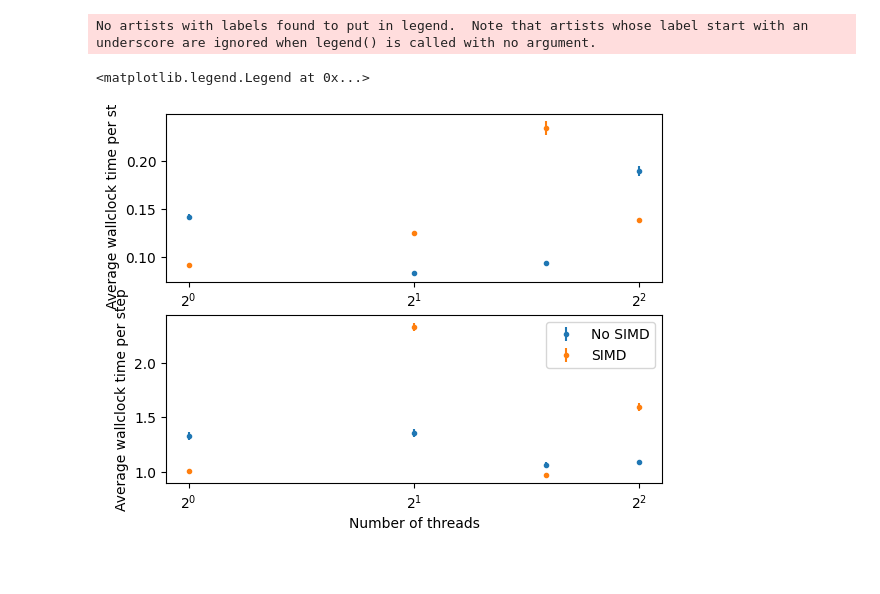
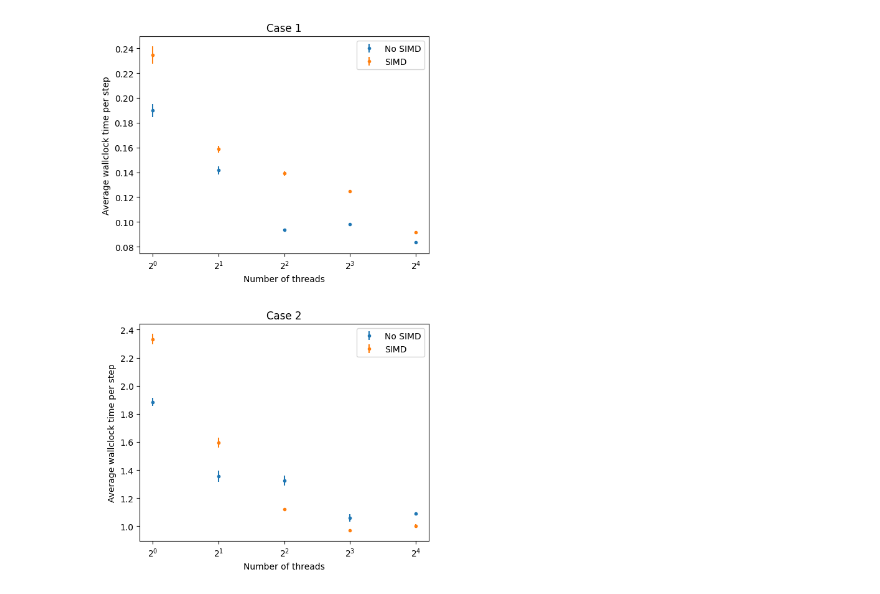
Before and after one commit to bdalfavero/wigner_parallel, a Jupyter notebook: scripts/thread_scaling.ipynb, the cells around one changed output. Drawn from its saved outputs; the diff is of its cells as text; code cells hidden in the pictures.

```diff
--- a/scripts/thread_scaling.ipynb
+++ b/scripts/thread_scaling.ipynb
@@ -17,9 +17,22 @@ def get_all_digits(strn):
         if ch.isdigit():
             digit_str.append(ch)
     return ''.join(digit_str)
+# %%
+# get digits from the filenames.
+def get_all_digits(strn):
+    digit_str = []
+    for ch in strn:
+        if ch.isdigit():
+            digit_str.append(ch)
+    return ''.join(digit_str)
+
+def get_num_threads(fnames):
+    num_nodes = np.array([int(get_all_digits(strn.replace('.h5', ''))) for strn in fnames])
+    return num_nodes
 # %%
 def analyze_case(filenames):
     h5_files = [h5py.File(fn) for fn in filenames]
+    print(list(h5_files[0].keys()))
     all_walltimes = [hf["walltimes"][()] for hf in h5_files]
     average_times = []
     std_times = []
@@ -28,6 +41,8 @@ def analyze_case(filenames):
         average_times.append(time_avg)
         std_times.append(time_std)
     results = {}
+    #results["total_times"] = [hf["total_walltime"][0] for hf in h5_files]
+    results["num_threads"] = get_num_threads(filenames)
     results["average_times"] = np.array(average_times)
     results["std_times"] = np.array(std_times)
     return results
@@ -35,11 +50,11 @@ def analyze_case(filenames):
 dir = "../data"
 data_files = os.listdir(dir)
 
-thread_files = [s for s in data_files if "thread_scaling_" in s and "h5" in s and "case_two" not in s]
+thread_files = [s for s in data_files if "thread_scaling_" in s and "h5" in s and "case_two" not in s and "simd" not in s]
 h5_filenames = [dir + '/' + f for f in thread_files]
 print(h5_filenames)
 
-simd_thread_files = [s for s in data_files if "thread_scaling2" in s and "h5" in s]
+simd_thread_files = [s for s in data_files if "thread_scaling_simd" in s and "h5" in s]
 simd_h5_filenames = [dir + '/' + f for f in simd_thread_files]
 print(simd_h5_filenames)
 
@@ -47,7 +62,7 @@ case_two_thread_files = [s for s in data_files if "thread_scaling_" in s and "h5
 case_two_h5_filenames = [dir + '/' + f for f in case_two_thread_files]
 print(case_two_h5_filenames)
 
-case_two_simd_files = [s for s in data_files if "thread_scaling_" in s and "h5" in s and "simd" in s]
+case_two_simd_files = [s for s in data_files if "thread_scaling_" in s and "h5" in s and "simd" in s and "case_two" in s]
 case_two_simd_h5_filenames = [dir + '/' + f for f in case_two_simd_files]
 print(case_two_simd_h5_filenames)
 # %% [output]
@@ -63,29 +83,37 @@ case_two_simd_results = analyze_case(case_two_simd_h5_filenames)
 # %%
 fig, ax = plt.subplots(2, 1)
+fig.set_figwidth(6.0)
+fig.set_figheight(11.0)
+ax[0].set_box_aspect(0.75)
+ax[1].set_box_aspect(0.75)
+
+ax[0].set_title("Case 1")
+ax[1].set_title("Case 2")
+
 ax[0].set_xscale('log', base=2)
 ax[1].set_xscale('log', base=2)
 #ax.set_yscale('log', base=10)
 
-ax[0].errorbar(np.array(range(len(h5_filenames))), results["average_times"], yerr=results["std_times"], \
+ax[0].errorbar(np.array(results["num_threads"]), results["average_times"], yerr=results["std_times"], \
             linestyle='', marker='.', label="No SIMD")
 ax[0].set_xlabel("Number of threads")
 
-ax[0].errorbar(np.array(range(len(simd_h5_filenames))), simd_results["average_times"], yerr=simd_results["std_times"], \
+ax[0].errorbar(np.array(simd_results["num_threads"]), simd_results["average_times"], yerr=simd_results["std_times"], \
             linestyle='', marker='.', label="SIMD")
-plt.legend()
 
-ax[1].errorbar(np.array(range(len(h5_filenames))), case_two_results["average_times"], yerr=case_two_results["std_times"], \
+ax[1].errorbar(np.array(case_two_results["num_threads"]), case_two_results["average_times"], yerr=case_two_results["std_times"], \
             linestyle='', marker='.', label="No SIMD")
 ax[1].set_xlabel("Number of threads")
 
-ax[1].errorbar(np.array(range(len(simd_h5_filenames))), case_two_simd_results["average_times"], yerr=case_two_simd_results["std_times"], \
+ax[1].errorbar(np.array(case_two_simd_results["num_threads"]), case_two_simd_results["average_times"], yerr=case_two_simd_results["std_times"], \
             linestyle='', marker='.', label="SIMD")
 
 ax[0].set_xlabel("Number of threads")
 ax[0].set_ylabel("Average wallclock time per step")
 ax[1].set_ylabel("Average wallclock time per step")
-plt.legend()
+ax[0].legend()
+ax[1].legend()
+
+plt.savefig("../plots/thread_scaling_steps.png")
 # %% [output]
-No artists with labels found to put in legend.  Note that artists whose label start with an underscore are ignored when legend() is called with no argument.
-<matplotlib.legend.Legend at 0x...>
-[figure, old version]
+[figure, new version]
```
Also changed, not shown: parts of 2 cells of this notebook, 8 other files.
